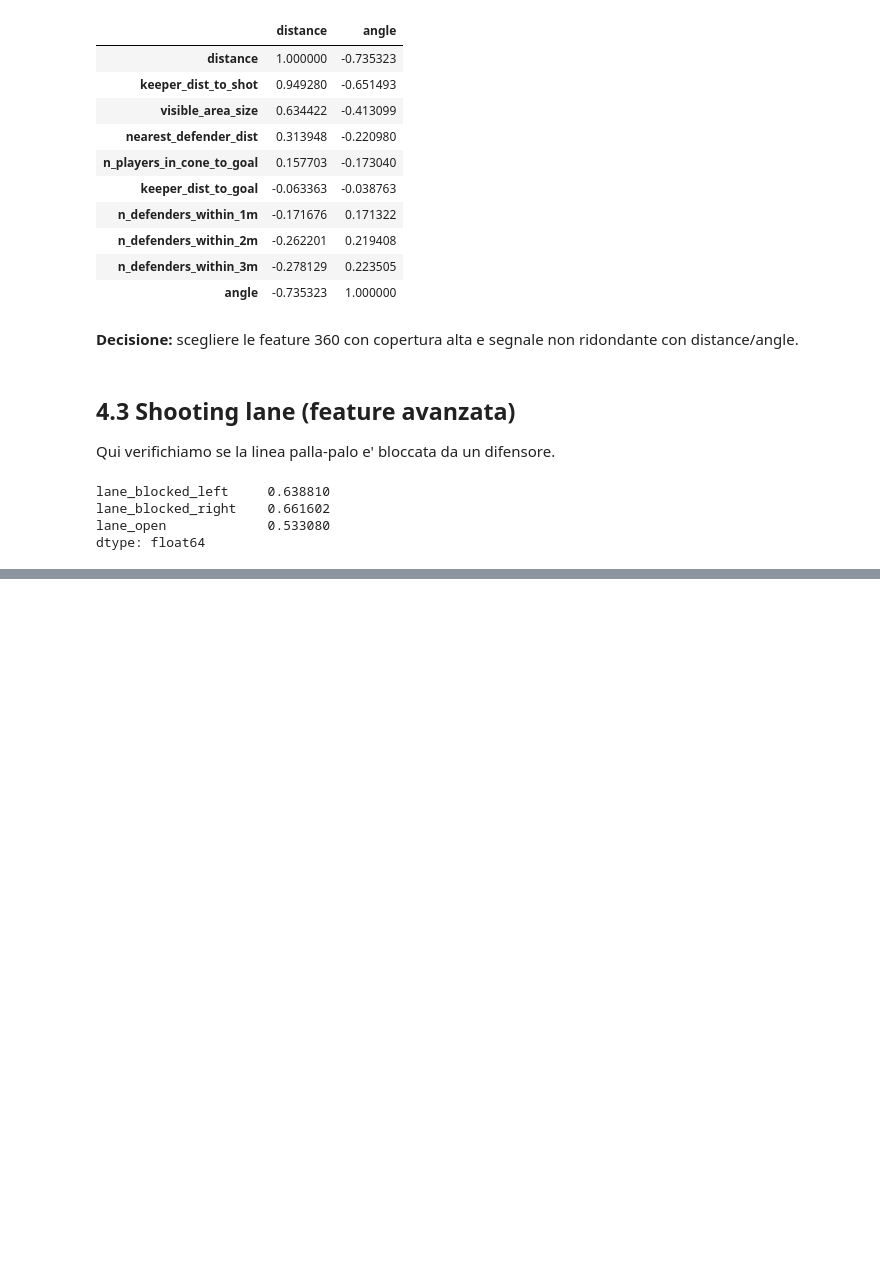
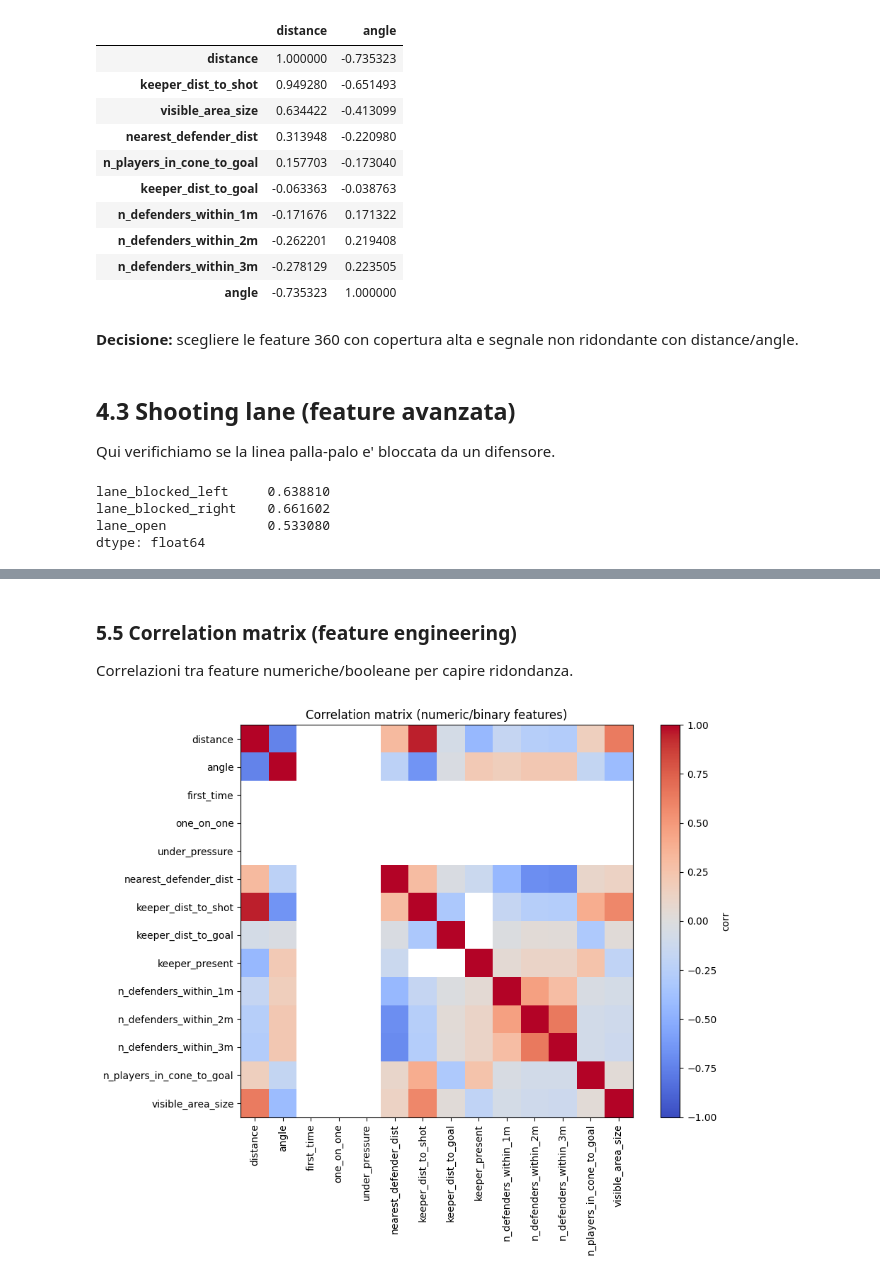
Before and after one commit to lollokomotiv/sport_code_repo, a Jupyter notebook: xgoals_project/xg_notebook_statsbomb.ipynb, the cells around one changed output, grey strips where cells are left out. Saved outputs shown, nothing was run; the diff lists cells and outputs as text; code cells hidden in the pictures; blank space fills up the shorter version.

```diff
--- a/xgoals_project/xg_notebook_statsbomb.ipynb
+++ b/xgoals_project/xg_notebook_statsbomb.ipynb
@@ -1065,0 +1272,42 @@ dtype: float64
+# %% [markdown]
+### 5.5 Correlation matrix (feature engineering)
+Correlazioni tra feature numeriche/booleane per capire ridondanza.
+# %%
+import numpy as np
+import matplotlib.pyplot as plt
+
+# Selezione feature numeriche/binarie
+corr_cols = [
+    "distance",
+    "angle",
+    "first_time",
+    "one_on_one",
+    "under_pressure",
+    "nearest_defender_dist",
+    "keeper_dist_to_shot",
+    "keeper_dist_to_goal",
+    "keeper_present",
+    "n_defenders_within_1m",
+    "n_defenders_within_2m",
+    "n_defenders_within_3m",
+    "n_players_in_cone_to_goal",
+    "visible_area_size",
+]
+
+corr_df = shots_fe[corr_cols].copy()
+# Cast booleane a float per correlazione
+for col in ["first_time", "one_on_one", "under_pressure", "keeper_present"]:
+    corr_df[col] = corr_df[col].astype(float)
+
+corr = corr_df.corr()
+
+plt.figure(figsize=(10, 8))
+plt.imshow(corr, cmap="coolwarm", vmin=-1, vmax=1)
+plt.colorbar(label="corr")
+plt.xticks(range(len(corr_cols)), corr_cols, rotation=90)
+plt.yticks(range(len(corr_cols)), corr_cols)
+plt.title("Correlation matrix (numeric/binary features)")
+plt.tight_layout()
+plt.show()
+# %% [output]
+[figure, added]
```
Also changed, not shown: parts of 28 cells of this notebook.
